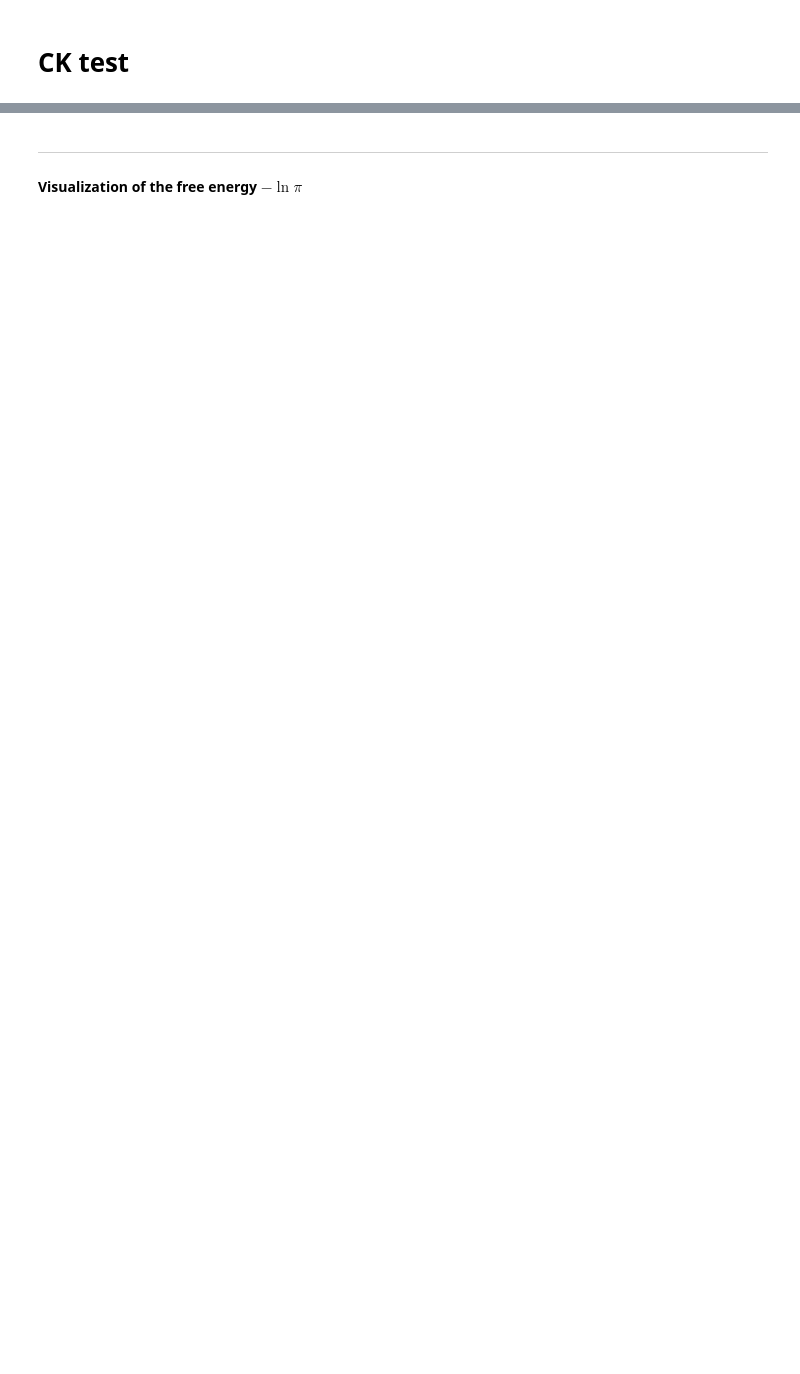
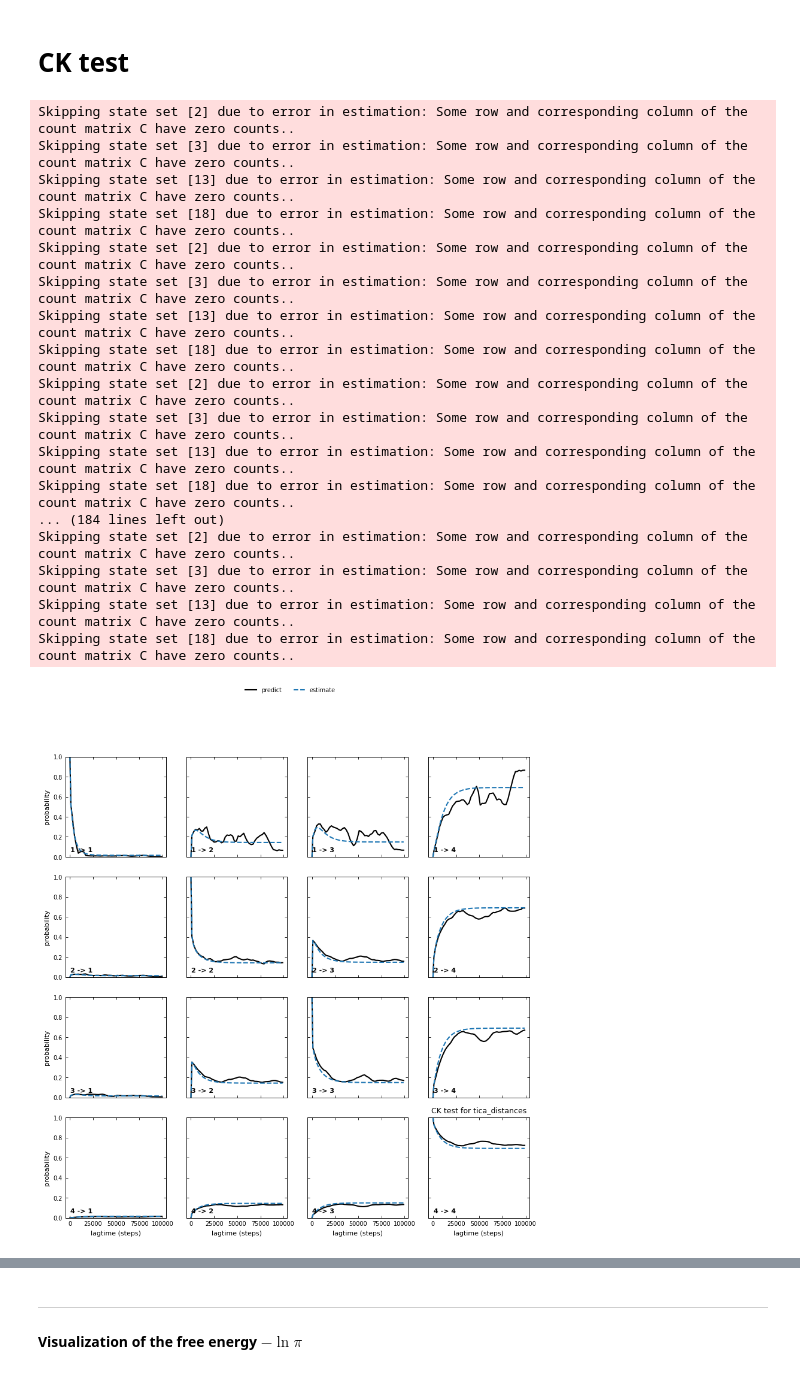
Before and after one commit to miriamzara/MSM, a Jupyter notebook: root/notebooks/step_3_msm_construction.ipynb, the cells around one changed output, grey strips where cells are left out. Cells and saved outputs as stored; diff of their text form; code cells hidden in the pictures; blank space fills up the shorter version.

Commit message:
ck plot ready

```diff
--- a/root/notebooks/step_3_msm_construction.ipynb
+++ b/root/notebooks/step_3_msm_construction.ipynb
@@ -921,8 +714,54 @@ Name: pca_dihedrals, active states: 50
 # %% [markdown]
 # CK test
 # %%
-n_clusters = 50
-lagtime_frames = 2000
+from deeptime.plots import plot_ck_test
 
-# Run CK test
-vamp_models = [(lagtime=lag, observable_transform=model).fit_fetch(data) for lag in tqdm(lagtimes)]
+lag_array = [MSM_LAG_FRAMES * i for i in range(1, 100, 2)] # lag times in frames
+
+
+lagtime_models_dict = {}
+for traj in trajectories_labels:
+    data = np.load(f"../intermediate_outputs/kmeans_plusplus/{n_clusters}clusters_{traj}.npz")
+    dtraj = data["traj"].copy()
+
+    # estimate markov model for each lag time
+    models = []
+    for lag in tqdm(lag_array):
+        tce = TransitionCountEstimator(
+                    lagtime=lag,
+                    count_mode="sliding-effective"
+                )
+        C = tce.fit(dtraj).fetch_model()
+        msm = MaximumLikelihoodMSM(reversible = True).fit(C).fetch_model()
+        models.append(msm)
+    lagtime_models_dict[traj] = models
+
+
+## CK test for the first trajectory (tica_distances)
+
+
+for traj in trajectories_labels:
+    lagtime_models = lagtime_models_dict[traj]
+    ck_test = lagtime_models[0].ck_test(lagtime_models, 4)
+    plot_ck_test(ck_test)
+    plt.title(f"CK test for {traj}")
+    plt.show()
+# %% [output]
+Skipping state set [2] due to error in estimation: Some row and corresponding column of the count matrix C have zero counts..
+Skipping state set [3] due to error in estimation: Some row and corresponding column of the count matrix C have zero counts..
+Skipping state set [13] due to error in estimation: Some row and corresponding column of the count matrix C have zero counts..
+Skipping state set [18] due to error in estimation: Some row and corresponding column of the count matrix C have zero counts..
+Skipping state set [2] due to error in estimation: Some row and corresponding column of the count matrix C have zero counts..
+Skipping state set [3] due to error in estimation: Some row and corresponding column of the count matrix C have zero counts..
+Skipping state set [13] due to error in estimation: Some row and corresponding column of the count matrix C have zero counts..
+Skipping state set [18] due to error in estimation: Some row and corresponding column of the count matrix C have zero counts..
+Skipping state set [2] due to error in estimation: Some row and corresponding column of the count matrix C have zero counts..
+Skipping state set [3] due to error in estimation: Some row and corresponding column of the count matrix C have zero counts..
+Skipping state set [13] due to error in estimation: Some row and corresponding column of the count matrix C have zero counts..
+Skipping state set [18] due to error in estimation: Some row and corresponding column of the count matrix C have zero counts..
+... (184 lines left out)
+Skipping state set [2] due to error in estimation: Some row and corresponding column of the count matrix C have zero counts..
+Skipping state set [3] due to error in estimation: Some row and corresponding column of the count matrix C have zero counts..
+Skipping state set [13] due to error in estimation: Some row and corresponding column of the count matrix C have zero counts..
+Skipping state set [18] due to error in estimation: Some row and corresponding column of the count matrix C have zero counts..
+[figure, added]
```
Also changed, not shown: parts of 28 cells of this notebook, 11 other files.
